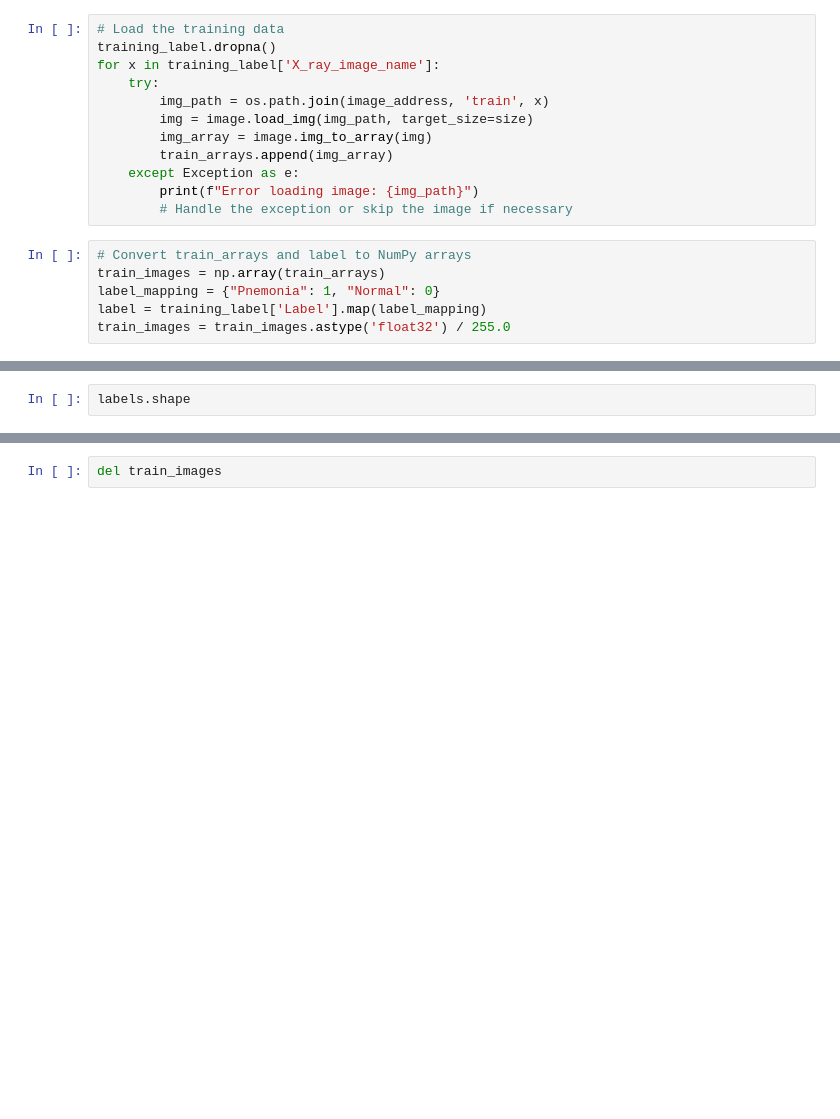
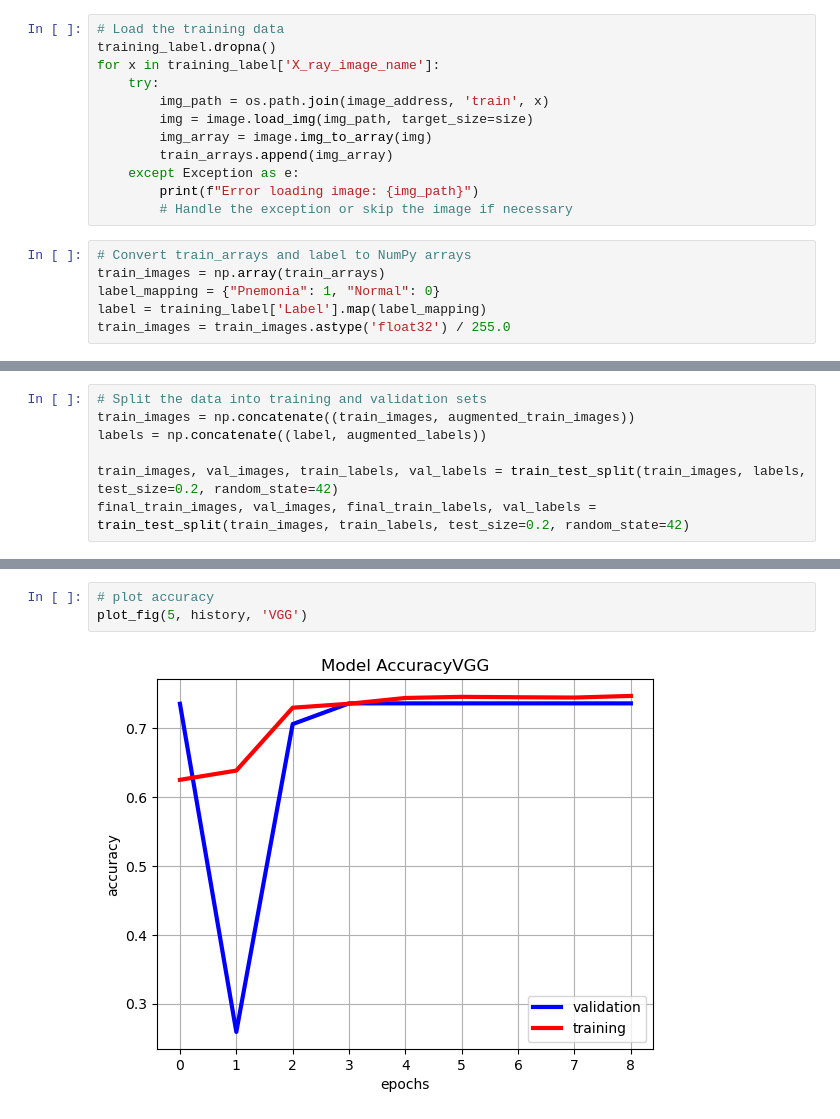
Before and after one commit to KelvinYQC/Covid_19_Classification, a Jupyter notebook: Modeling/CNN from Scratch.ipynb, the cells around one changed output, grey strips where cells are left out. Saved outputs shown, nothing was run; the diff lists cells and outputs as text; blank space fills up the shorter version.

```diff
--- a/Modeling/CNN from Scratch.ipynb
+++ b/Modeling/CNN from Scratch.ipynb
@@ -74,4 +93,9 @@ for images, labels in augmented_images:
 augmented_train_images = np.concatenate(augmented_train_images)
 augmented_labels = np.concatenate(augmented_labels)
 # %%
-labels.shape
+# Split the data into training and validation sets
+train_images = np.concatenate((train_images, augmented_train_images))
+labels = np.concatenate((label, augmented_labels))
+
+train_images, val_images, train_labels, val_labels = train_test_split(train_images, labels, test_size=0.2, random_state=42)
+final_train_images, val_images, final_train_labels, val_labels = train_test_split(train_images, train_labels, test_size=0.2, random_state=42)
@@ -165,2 +182,5 @@ model.evaluate(test_images,test_labels)
 # %%
-del train_images
+# plot accuracy
+plot_fig(5, history, 'VGG')
+# %% [output]
+[figure, added]
```
Also changed, not shown: parts of 23 cells of this notebook.
